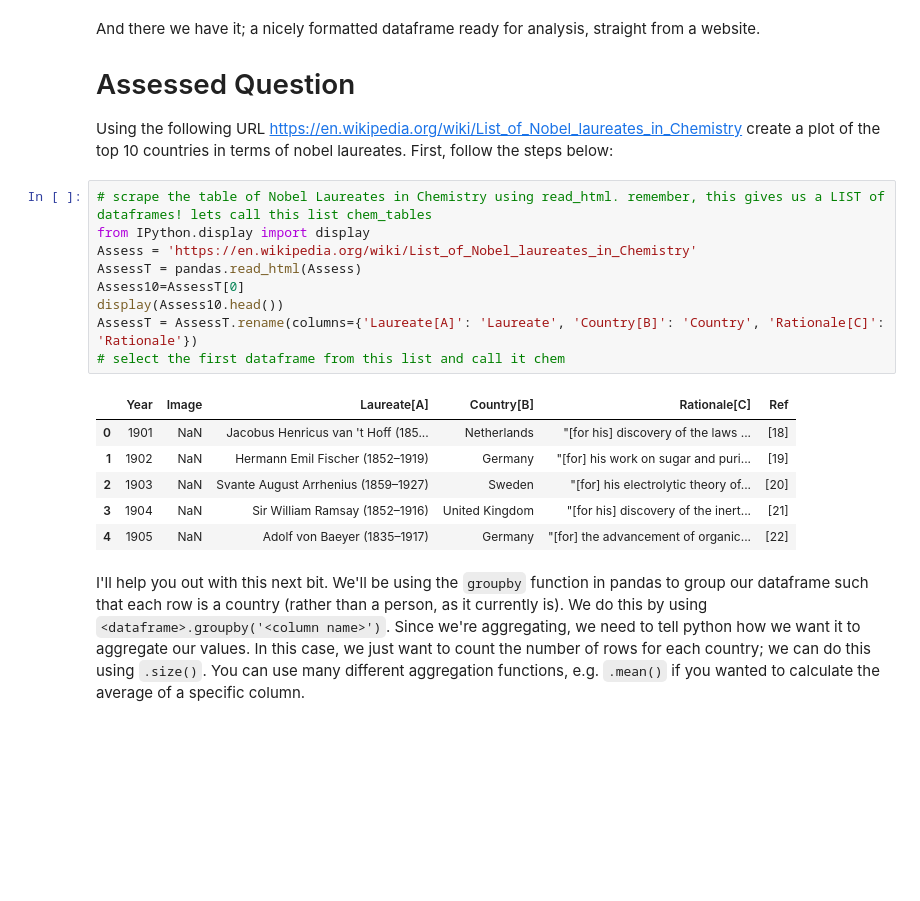
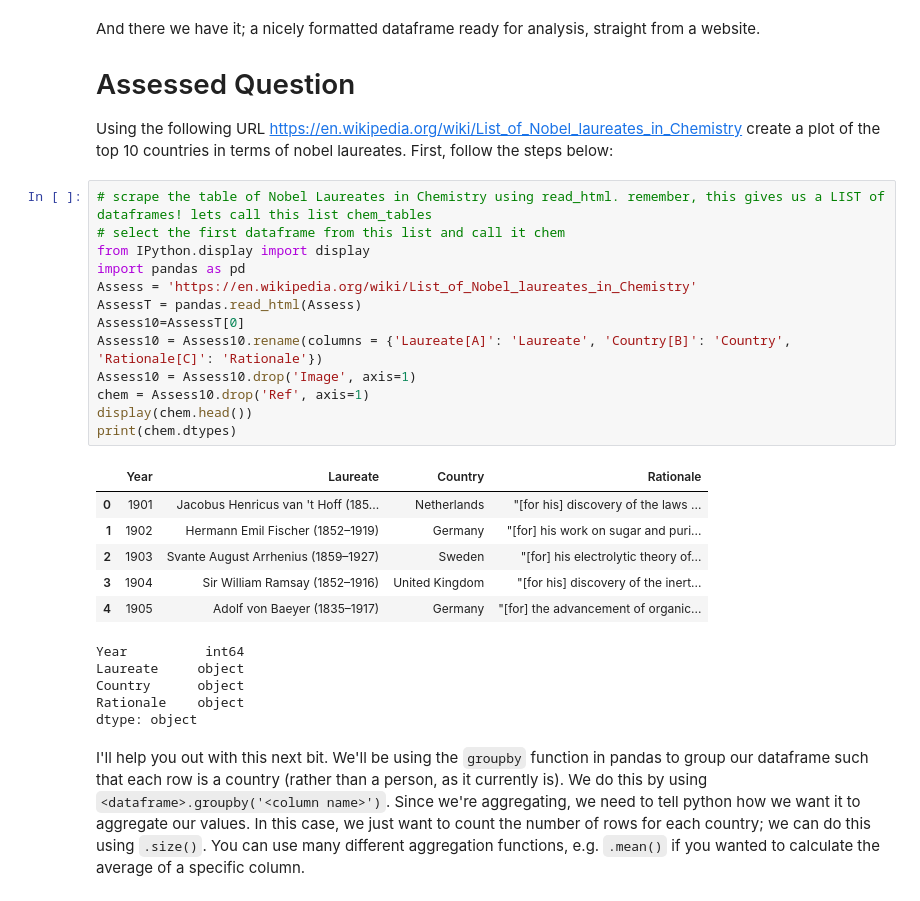
Before and after one commit to Btotheshlz/QM2, a Jupyter notebook: notebooks/W02. Pandas.ipynb, the cells around one changed output. Drawn from its saved outputs; the diff is of its cells as text; blank space fills up the shorter version.

```diff
--- a/notebooks/W02. Pandas.ipynb
+++ b/notebooks/W02. Pandas.ipynb
@@ -441,20 +441,29 @@ And there we have it; a nicely formatted dataframe ready for analysis, straight
 Using the following URL https://en.wikipedia.org/wiki/List_of_Nobel_laureates_in_Chemistry create a plot of the top 10 countries in terms of nobel laureates. First, follow the steps below:
 # %%
 # scrape the table of Nobel Laureates in Chemistry using read_html. remember, this gives us a LIST of dataframes! lets call this list chem_tables
+# select the first dataframe from this list and call it chem
 from IPython.display import display
+import pandas as pd
 Assess = 'https://en.wikipedia.org/wiki/List_of_Nobel_laureates_in_Chemistry'
 AssessT = pandas.read_html(Assess)
 Assess10=AssessT[0]
-display(Assess10.head())
-AssessT = AssessT.rename(columns={'Laureate[A]': 'Laureate', 'Country[B]': 'Country', 'Rationale[C]': 'Rationale'})
-# select the first dataframe from this list and call it chem
+Assess10 = Assess10.rename(columns = {'Laureate[A]': 'Laureate', 'Country[B]': 'Country', 'Rationale[C]': 'Rationale'})
+Assess10 = Assess10.drop('Image', axis=1)
+chem = Assess10.drop('Ref', axis=1)
+display(chem.head())
+print(chem.dtypes)
 # %% [output]
-|  | Year | Image | Laureate[A] | Country[B] | Rationale[C] | Ref |
-| 0 | 1901 | NaN | Jacobus Henricus van 't Hoff (185... | Netherlands | "[for his] discovery of the laws ... | [18] |
-| 1 | 1902 | NaN | Hermann Emil Fischer (1852–1919) | Germany | "[for] his work on sugar and puri... | [19] |
-| 2 | 1903 | NaN | Svante August Arrhenius (1859–1927) | Sweden | "[for] his electrolytic theory of... | [20] |
-| 3 | 1904 | NaN | Sir William Ramsay (1852–1916) | United Kingdom | "[for his] discovery of the inert... | [21] |
-| 4 | 1905 | NaN | Adolf von Baeyer (1835–1917) | Germany | "[for] the advancement of organic... | [22] |
+|  | Year | Laureate | Country | Rationale |
+| 0 | 1901 | Jacobus Henricus van 't Hoff (185... | Netherlands | "[for his] discovery of the laws ... |
+| 1 | 1902 | Hermann Emil Fischer (1852–1919) | Germany | "[for] his work on sugar and puri... |
+| 2 | 1903 | Svante August Arrhenius (1859–1927) | Sweden | "[for] his electrolytic theory of... |
+| 3 | 1904 | Sir William Ramsay (1852–1916) | United Kingdom | "[for his] discovery of the inert... |
+| 4 | 1905 | Adolf von Baeyer (1835–1917) | Germany | "[for] the advancement of organic... |
+Year          int64
+Laureate     object
+Country      object
+Rationale    object
+dtype: object
 # %% [markdown]
 I'll help you out with this next bit. We'll be using the `groupby` function in pandas to group our dataframe such that each row is a country (rather than a person, as it currently is). We do this by using `<dataframe>.groupby('<column name>')`. Since we're aggregating, we need to tell python how we want it to aggregate our values. In this case, we just want to count the number of rows for each country; we can do this using `.size()`. You can use many different aggregation functions, e.g. `.mean()` if you wanted to calculate the average of a specific column.
 # %%
```
Also changed, not shown: parts of 1 cell of this notebook.
